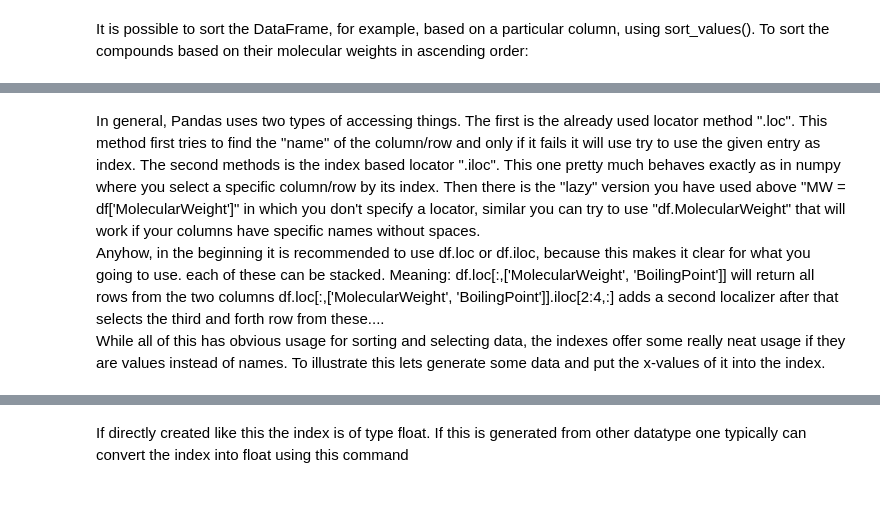
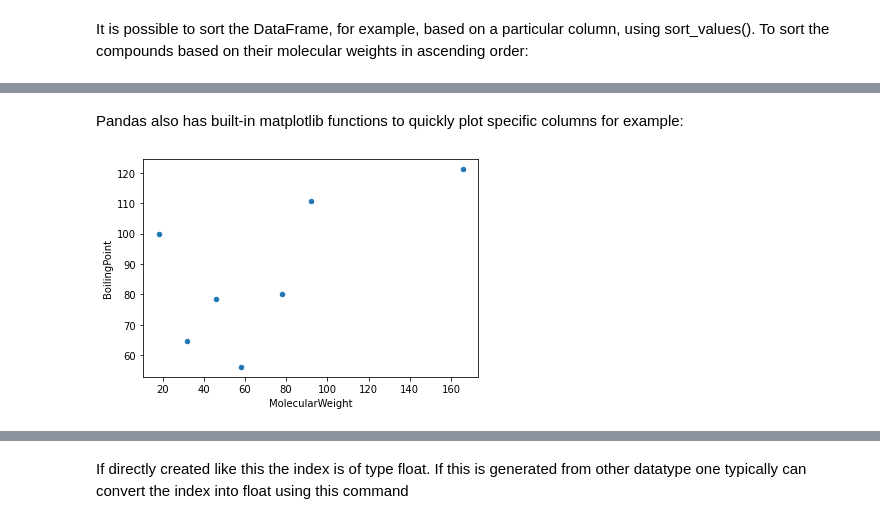
Before and after one commit to luchem/python_for_chemists, a Jupyter notebook: lectures/Lecture6.ipynb, the cells around one changed output, grey strips where cells are left out. Cells and saved outputs as stored; diff of their text form; code cells hidden in the pictures.

```diff
--- a/lectures/Lecture6.ipynb
+++ b/lectures/Lecture6.ipynb
@@ -23,0 +86,3 @@ df.head(5)
+# %%
+df_compound = df.set_index('Compound')
+df_compound
@@ -25,0 +221,3 @@ df.columns
+# %%
+df.drop(columns = "BoilingPoint (°F)", inplace=True)
+df
@@ -63,4 +271,6 @@ sorted_df
-# %% [markdown]
-In general, Pandas uses two types of accessing things. The first is the already used locator method ".loc". This method first tries to find the "name" of the column/row and only if it fails it will use try to use the given entry as index. The second methods is the index based locator ".iloc". This one pretty much behaves exactly as in numpy where you select a specific column/row by its index. Then there is the "lazy" version you have used above "MW = df['MolecularWeight']" in which you don't specify a locator, similar you can try to use "df.MolecularWeight" that will work if your columns have specific names without spaces.<br>
-Anyhow, in the beginning it is recommended to use df.loc or df.iloc, because this makes it clear for what you going to use. each of these can be stacked. Meaning: df.loc[:,['MolecularWeight', 'BoilingPoint']] will return all rows from the two columns df.loc[:,['MolecularWeight', 'BoilingPoint']].iloc[2:4,:] adds a second localizer after that selects the third and forth row from these....<br>
-While all of this has obvious usage for sorting and selecting data, the indexes offer some really neat usage if they are values instead of names. To illustrate this lets generate some data and put the x-values of it into the index.
+# %% [markdown]
+Pandas also has built-in matplotlib functions to quickly plot specific columns for example:
+# %%
+axes = df.plot("MolecularWeight", "BoilingPoint", kind="scatter")
+# %% [output]
+[figure, added]
```
Also changed, not shown: parts of 65 cells of this notebook, 2 other files.
